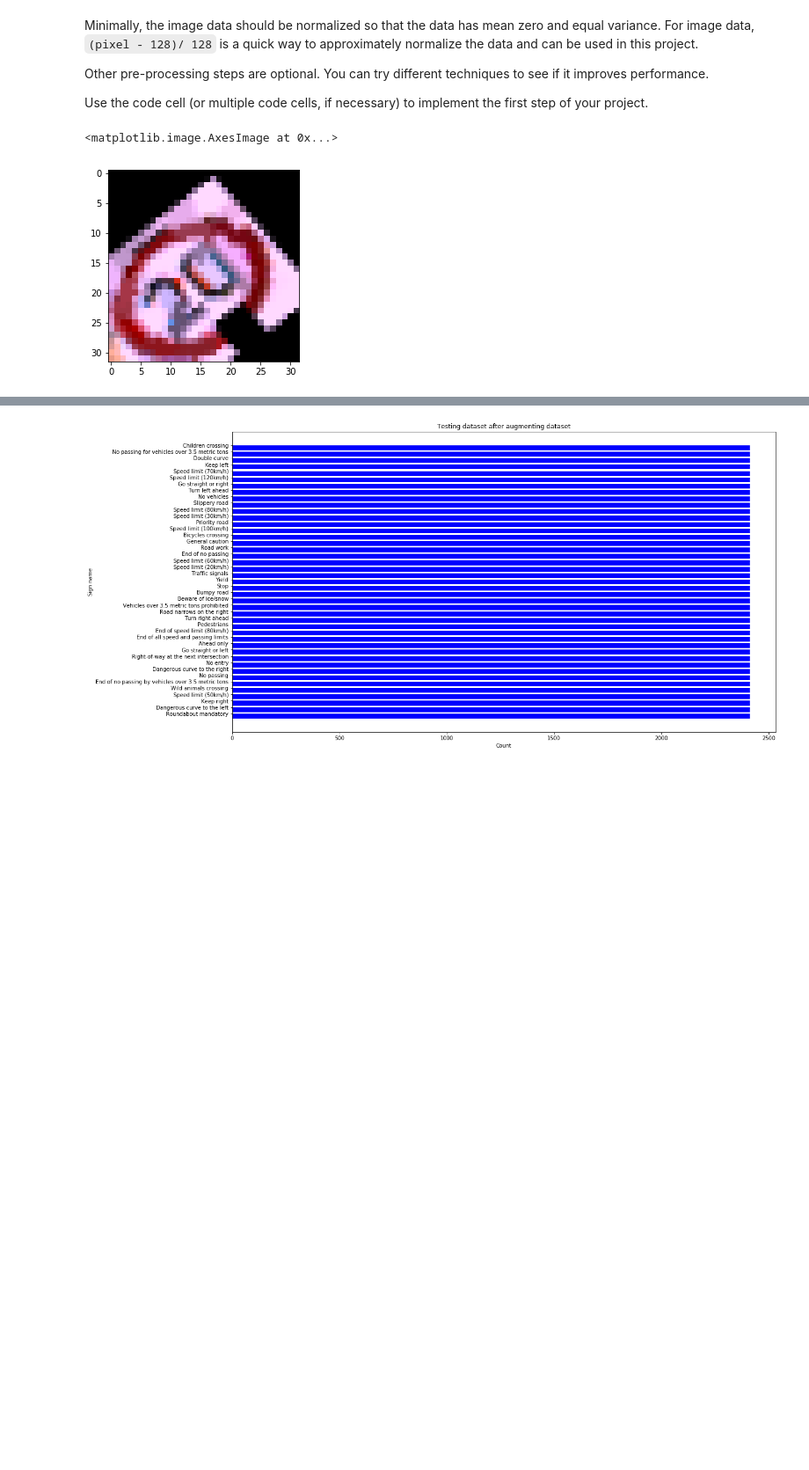
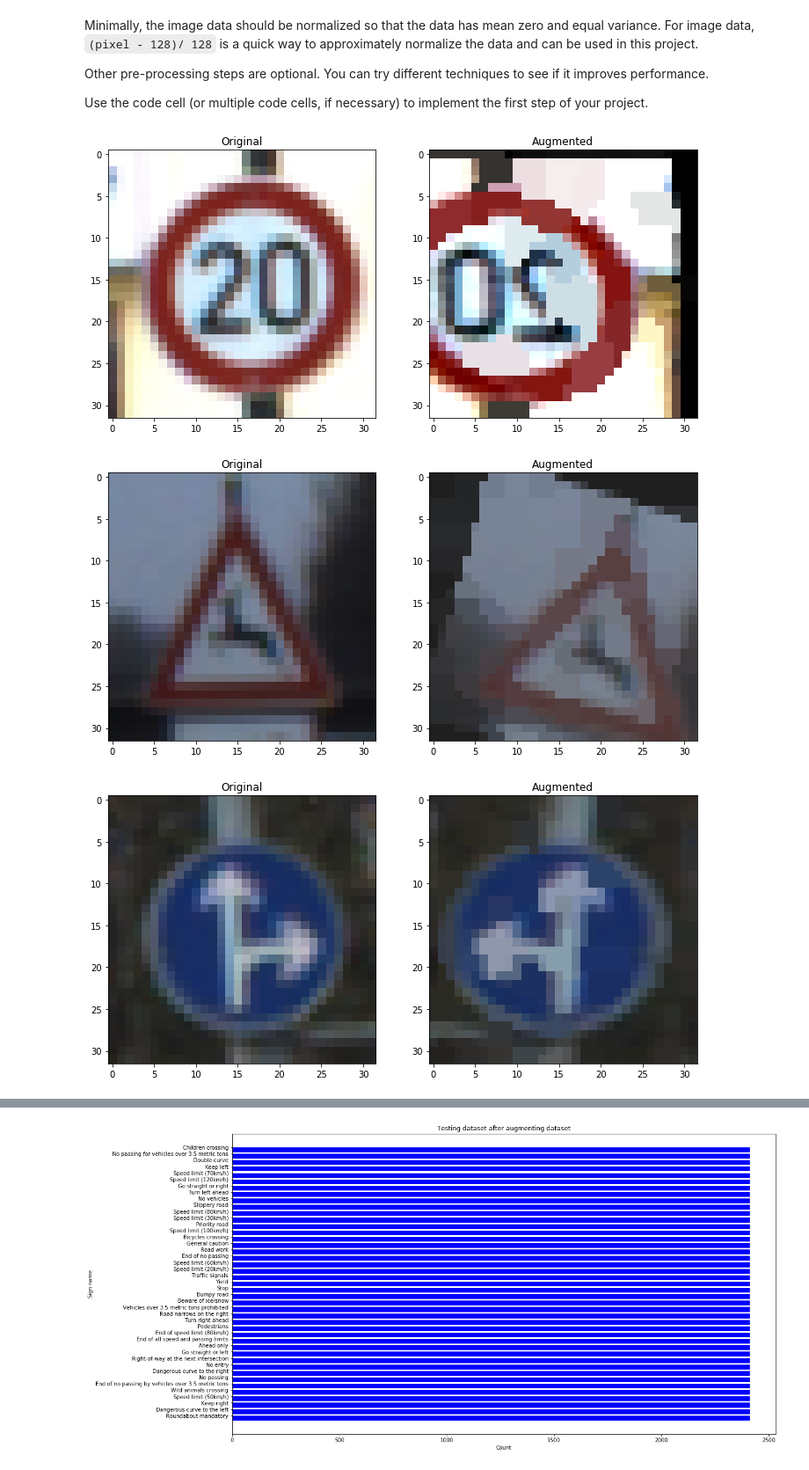
Before and after one commit to romkof/CarND-Traffic-Sign-Classifier-Project, a Jupyter notebook: Traffic_Sign_Classifier.ipynb, the cells around one changed output, grey strips where cells are left out. Shown at 88% size. Cells and saved outputs as stored; diff of their text form; code cells hidden in the pictures; blank space fills up the shorter version.

```diff
--- a/Traffic_Sign_Classifier.ipynb
+++ b/Traffic_Sign_Classifier.ipynb
@@ -246,35 +246,52 @@ affine=iaa.Affine(
         rotate=(-45, 45),
         shear=(-8, 8))
 
 # Generate about 64 superpixels per image.
 # Replace each one with a probability of 50% by its average pixel color.
 superpixels = iaa.Superpixels(p_replace=0.5, n_segments=128)
 
 # Sharpen an image, then overlay the results with the original using an alpha between 0.0 and 1.0:
 sharpen = iaa.Sharpen(alpha=(0.0, 1.0), lightness=(0.75, 2.0))
 
 #Drop 0 to 5% of all pixels by converting them to black pixels,
 #but do that on a lower-resolution version of the image that has 5% to 50% of the original size,
 #leading to large rectangular areas being dropped
 coarseDropout = iaa.CoarseDropout((0.0, 0.05), size_percent=(0.1, 0.25))
 
 perspectiveTransform  =  iaa.PerspectiveTransform(scale=(0.05, 0.2))
-seq = iaa.SomeOf((5, 9),[
+seq = iaa.SomeOf((3, 5),[
     flip,
     crop,
     someGaussianBlur,
     contrastNormalization,
     gaussianNose,
     multiply,
     affine,
     superpixels,
     sharpen,
     coarseDropout
 ], random_order=True)
 
 image  = train['features'][9967]
-#plt.imshow(image)
-plt.imshow(seq.augment_image(image))
+aug_image = seq.augment_image(image)
+display_images([image,aug_image], titles=["Original", "Augmented"])
+
+image  = train['features'][432]
+aug_image = seq.augment_image(image)
+display_images([image,aug_image], titles=["Original", "Augmented"])
+
+image  = train['features'][945]
+aug_image = seq.augment_image(image)
+display_images([image,aug_image], titles=["Original", "Augmented"])
+
+image  = train['features'][395]
+aug_image = seq.augment_image(image)
+display_images([image,aug_image], titles=["Original", "Augmented"])
+
+image  = train['features'][8693]
+aug_image = seq.augment_image(image)
+display_images([image,aug_image], titles=["Original", "Augmented"])
 # %% [output]
-<matplotlib.image.AxesImage at 0x...>
-[figure, old version]
+[figure, new version]
+[figure, added]
+[figure, added]
```
Also changed, not shown: parts of 1 cell of this notebook.
